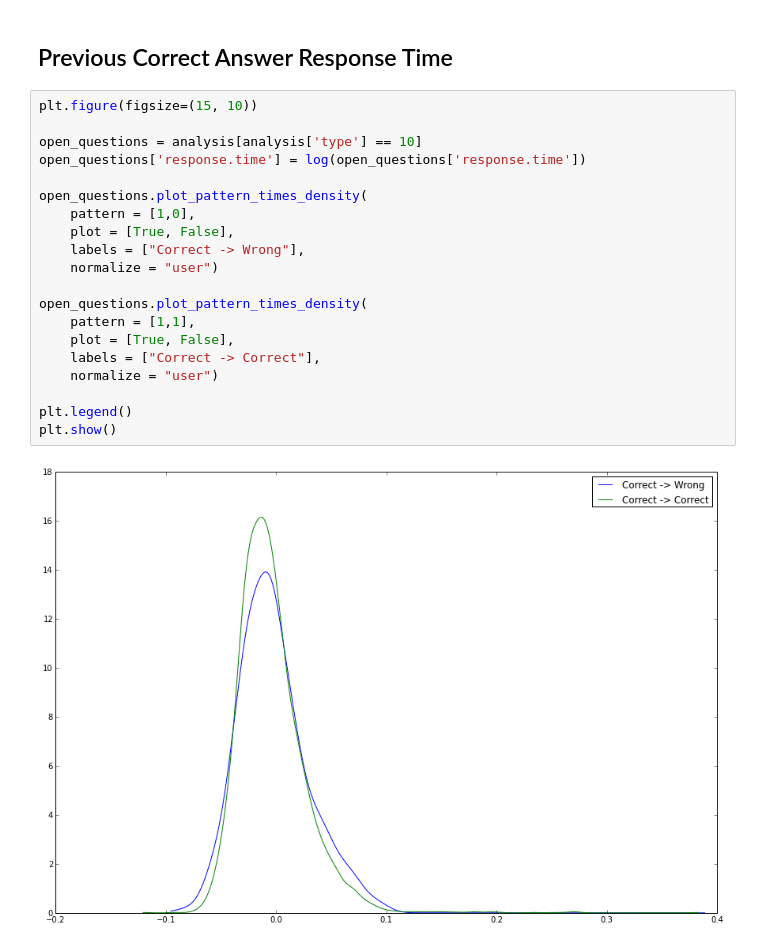
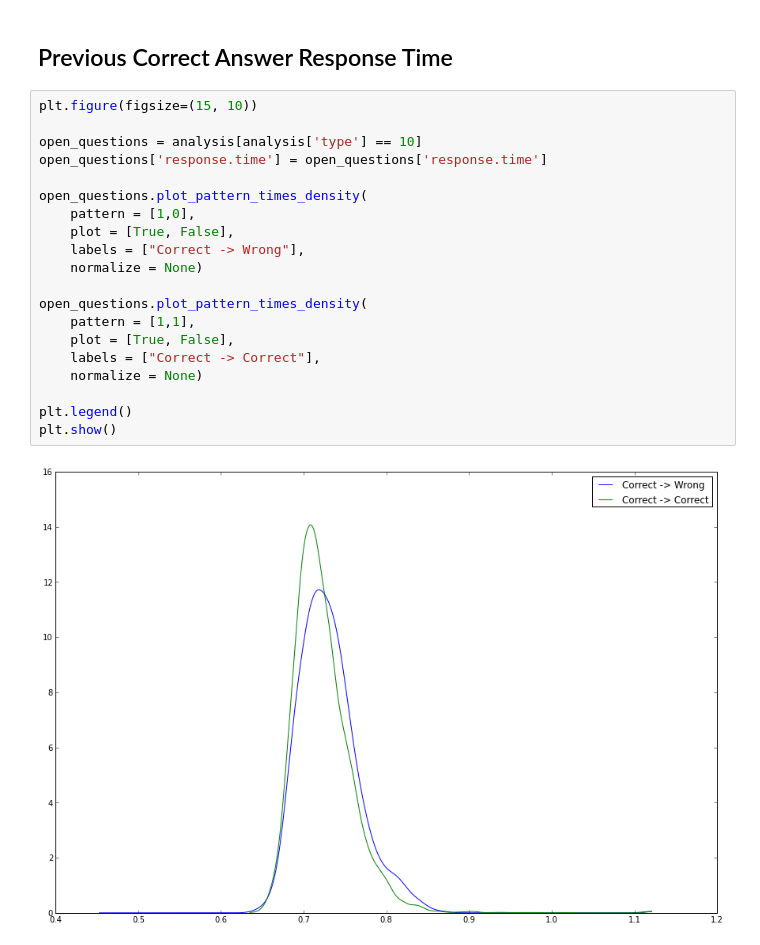
Before and after one commit to adaptive-learning/geography-tools, a Jupyter notebook: notebooks/initial_analysis.ipynb, the cells around one changed output. Drawn from its saved outputs; the diff is of its cells as text.

```diff
--- a/notebooks/initial_analysis.ipynb
+++ b/notebooks/initial_analysis.ipynb
@@ -35,22 +35,22 @@ plt.show()
 # %%
 plt.figure(figsize=(15, 10))
 
 open_questions = analysis[analysis['type'] == 10]
-open_questions['response.time'] = log(open_questions['response.time'])
+open_questions['response.time'] = open_questions['response.time']
 
 open_questions.plot_pattern_times_density(
     pattern = [1,0],
     plot = [True, False],
     labels = ["Correct -> Wrong"],
-    normalize = "user")
+    normalize = None)
 
 open_questions.plot_pattern_times_density(
     pattern = [1,1],
     plot = [True, False],
     labels = ["Correct -> Correct"],
-    normalize = "user")
+    normalize = None)
 
 plt.legend()
 plt.show()
 # %% [output]
-[figure, old version]
+[figure, new version]
```
